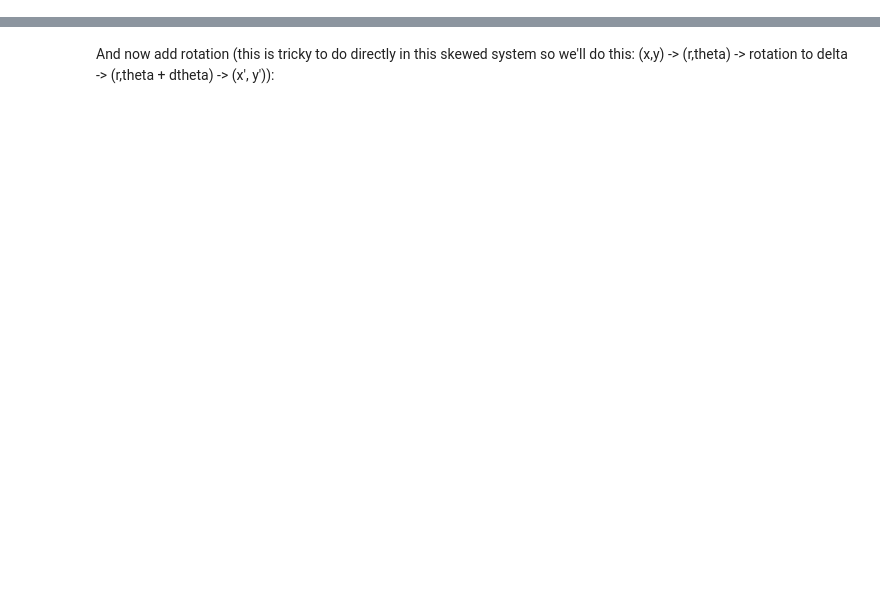
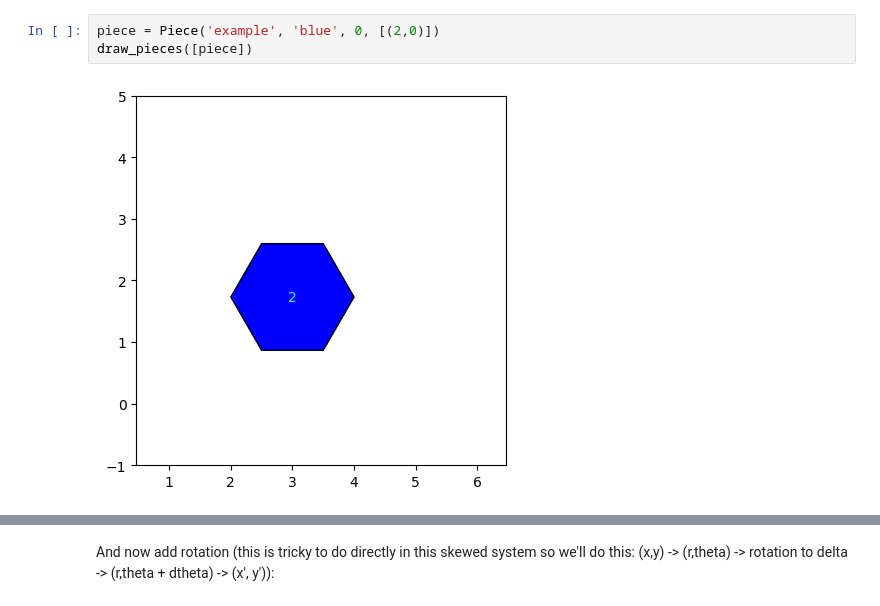
Before and after one commit to nesaboz/hexagon-puzzle, a Jupyter notebook: main.ipynb, the cells around one changed output, grey strips where cells are left out. Cells and saved outputs as stored; diff of their text form; blank space fills up the shorter version.

```diff
--- a/main.ipynb
+++ b/main.ipynb
@@ -218,0 +13,5 @@ Translation:
+# %%
+piece = Piece('example', 'blue', 0, [(2,0)])
+draw_pieces([piece])
+# %% [output]
+[figure, added]
```
Also changed, not shown: parts of 35 cells of this notebook, 5 other files.
